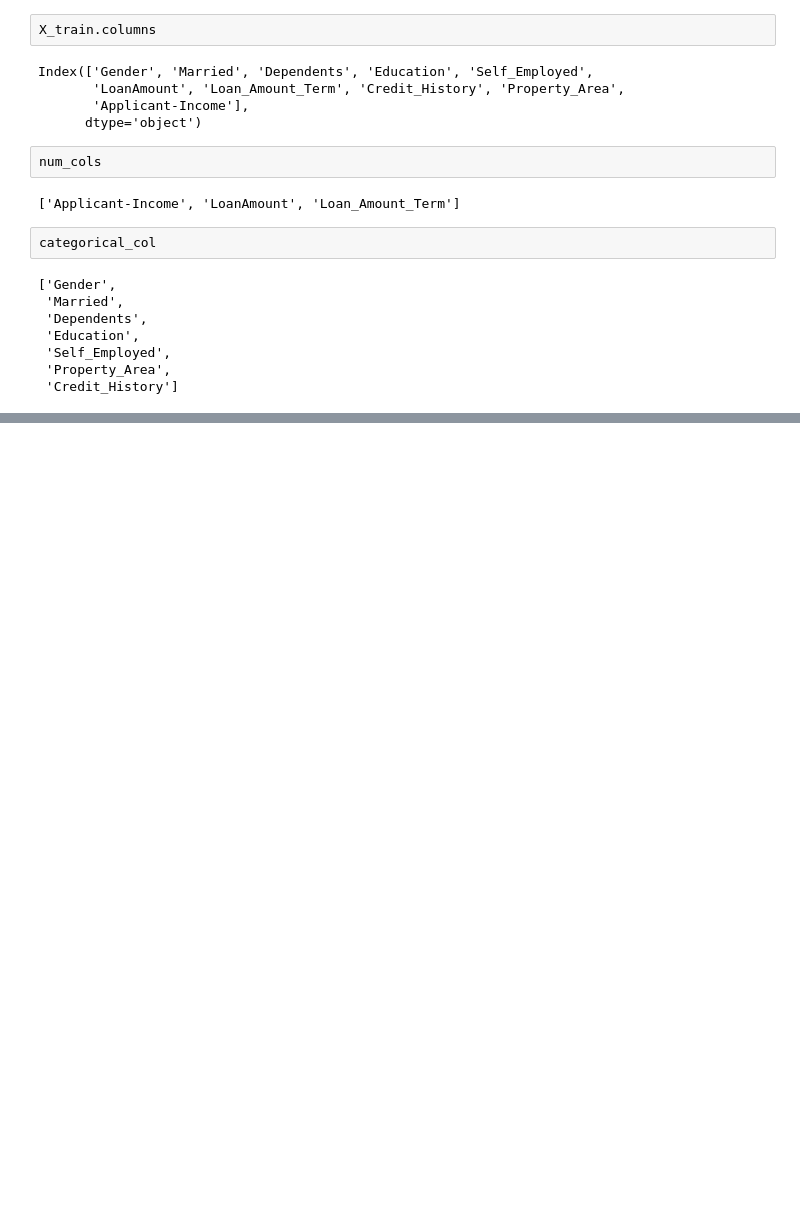
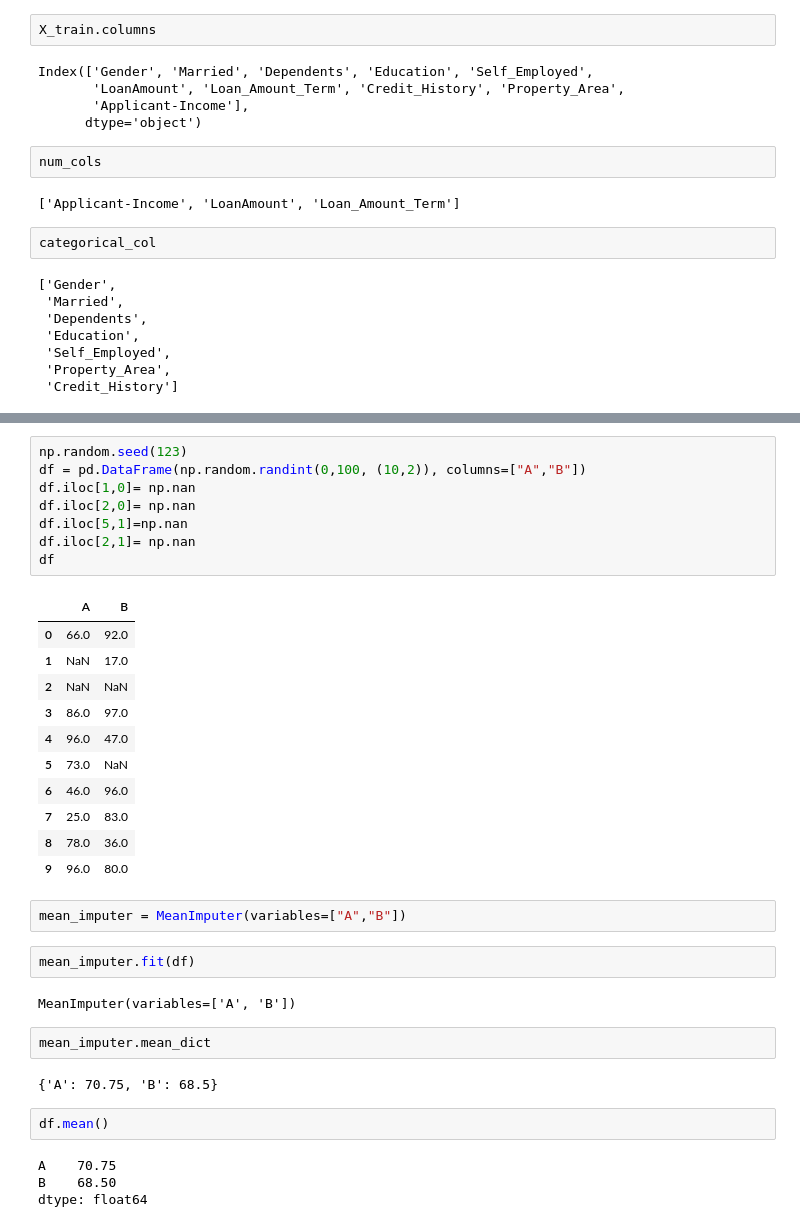
Before and after one commit to Bernado6/Productionize-ML-Models, a Jupyter notebook: Development_Notebook.ipynb, the cells around one changed output, grey strips where cells are left out. Saved outputs shown, nothing was run; the diff lists cells and outputs as text; blank space fills up the shorter version.

```diff
--- a/Development_Notebook.ipynb
+++ b/Development_Notebook.ipynb
@@ -406,0 +443,36 @@ categorical_col
+# %%
+np.random.seed(123)
+df = pd.DataFrame(np.random.randint(0,100, (10,2)), columns=["A","B"])
+df.iloc[1,0]= np.nan
+df.iloc[2,0]= np.nan
+df.iloc[5,1]=np.nan
+df.iloc[2,1]= np.nan
+df
+# %% [output]
+|  | A | B |
+| 0 | 66.0 | 92.0 |
+| 1 | NaN | 17.0 |
+| 2 | NaN | NaN |
+| 3 | 86.0 | 97.0 |
+| 4 | 96.0 | 47.0 |
+| 5 | 73.0 | NaN |
+| 6 | 46.0 | 96.0 |
+| 7 | 25.0 | 83.0 |
+| 8 | 78.0 | 36.0 |
+| 9 | 96.0 | 80.0 |
+# %%
+mean_imputer = MeanImputer(variables=["A","B"])
+# %%
+mean_imputer.fit(df)
+# %% [output]
+MeanImputer(variables=['A', 'B'])
+# %%
+mean_imputer.mean_dict
+# %% [output]
+{'A': 70.75, 'B': 68.5}
+# %%
+df.mean()
+# %% [output]
+A    70.75
+B    68.50
+dtype: float64
```
Also changed, not shown: parts of 4 cells of this notebook, 2 other files.
